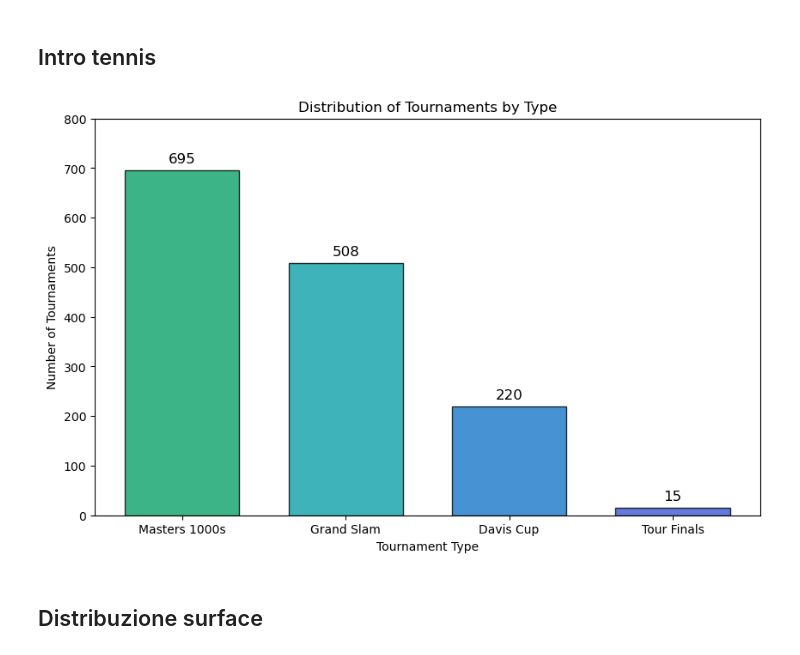
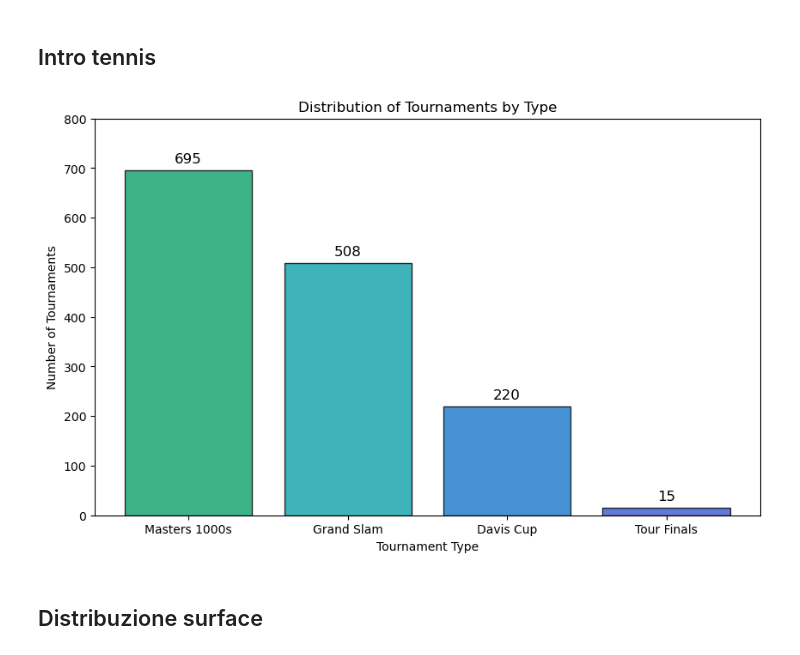
Before and after one commit to yasemitee/SciVIs, a Jupyter notebook: Notebooks/tournament.ipynb, the cells around one changed output. Drawn from its saved outputs; the diff is of its cells as text; code cells hidden in the pictures.

```diff
--- a/Notebooks/tournament.ipynb
+++ b/Notebooks/tournament.ipynb
@@ -17,20 +19,23 @@ colors = ['#0ca26b', '#0da0a8', '#1977c9', '#3b59d3', '#5d3dd0' ]
 # %% [markdown]
 ## Intro tennis
 # %%
-atp_matches_2021 = atp_matches[atp_matches['tourney_date'].dt.year == 2023]
-tournament_counts = atp_matches_2021[atp_matches_2021['tourney_level'] != 'A']['tourney_level'].value_counts()
+atp_matches_2023 = atp_matches[atp_matches['year'] == 2023]
+tournament_counts = atp_matches_2023[atp_matches_2023['tourney_level'] != 'A']['tourney_level'].value_counts()
 tournament_counts = tournament_counts.rename(index={'C': 'Challengers', 'G': 'Grand Slam', 'D': 'Davis Cup', 'F': 'Tour Finals', 'M': 'Masters 1000s'})
 plt.figure(figsize=(10, 6))
-plt.bar(tournament_counts.index, tournament_counts, color=colors, edgecolor='black', alpha=0.8, align='center', width=0.7)
+plt.bar(tournament_counts.index, tournament_counts, color=colors, edgecolor='black', alpha=0.8)
+
+#Aggiunta delle etichette ai bar chart
 for i, count in enumerate(tournament_counts):
     plt.text(i, count+10, count, ha='center', va='bottom', fontsize=12)
+
 plt.title('Distribution of Tournaments by Type')
 plt.xlabel('Tournament Type')
 plt.yticks(range(0, 900, 100))
 plt.ylabel('Number of Tournaments')
 plt.show()
 # %% [output]
-[figure, old version]
+[figure, new version]
 # %% [markdown]
 ## Distribuzione surface
 # %%
```
Also changed, not shown: parts of 4 cells of this notebook, 3 other files.
